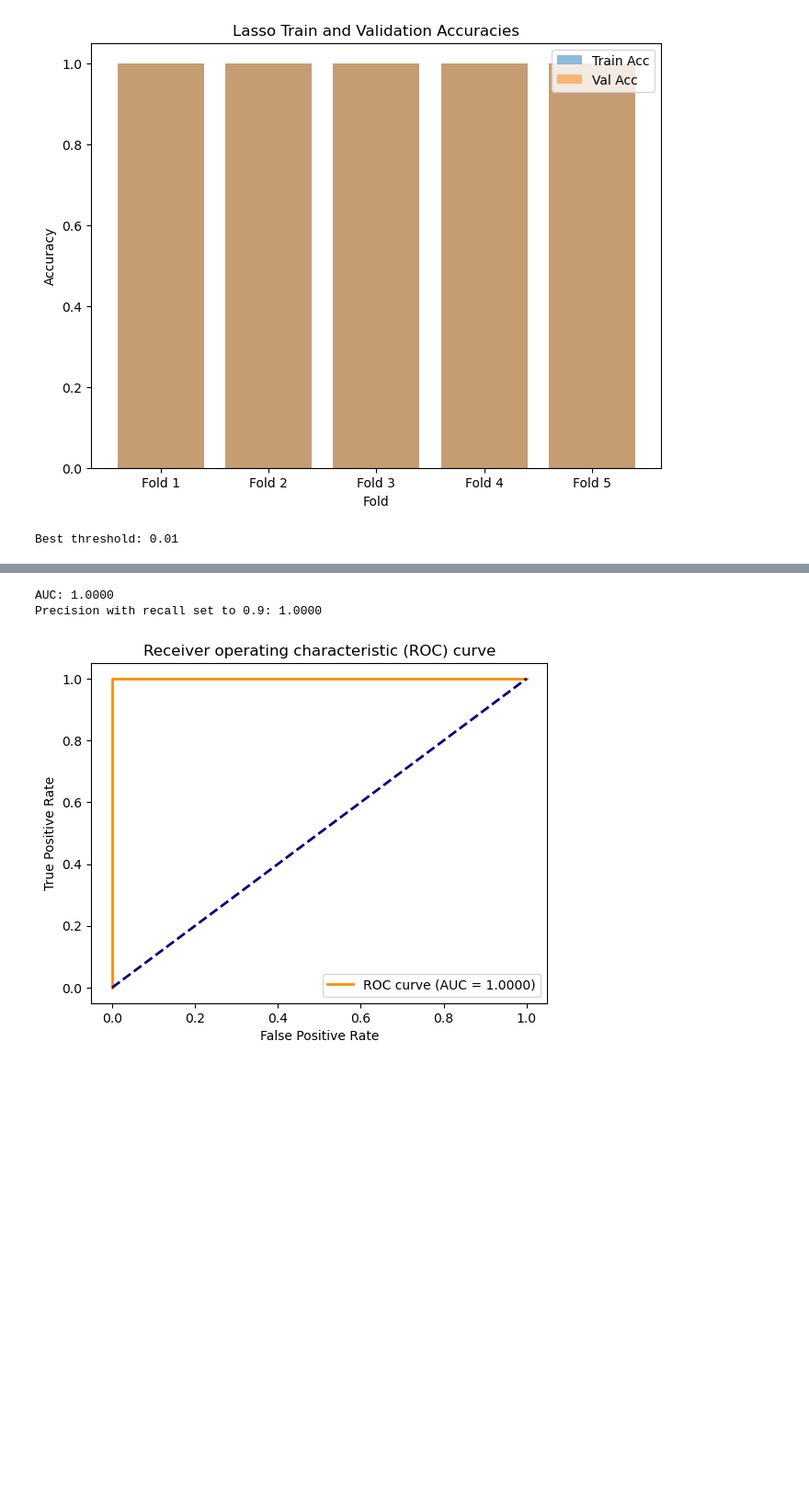
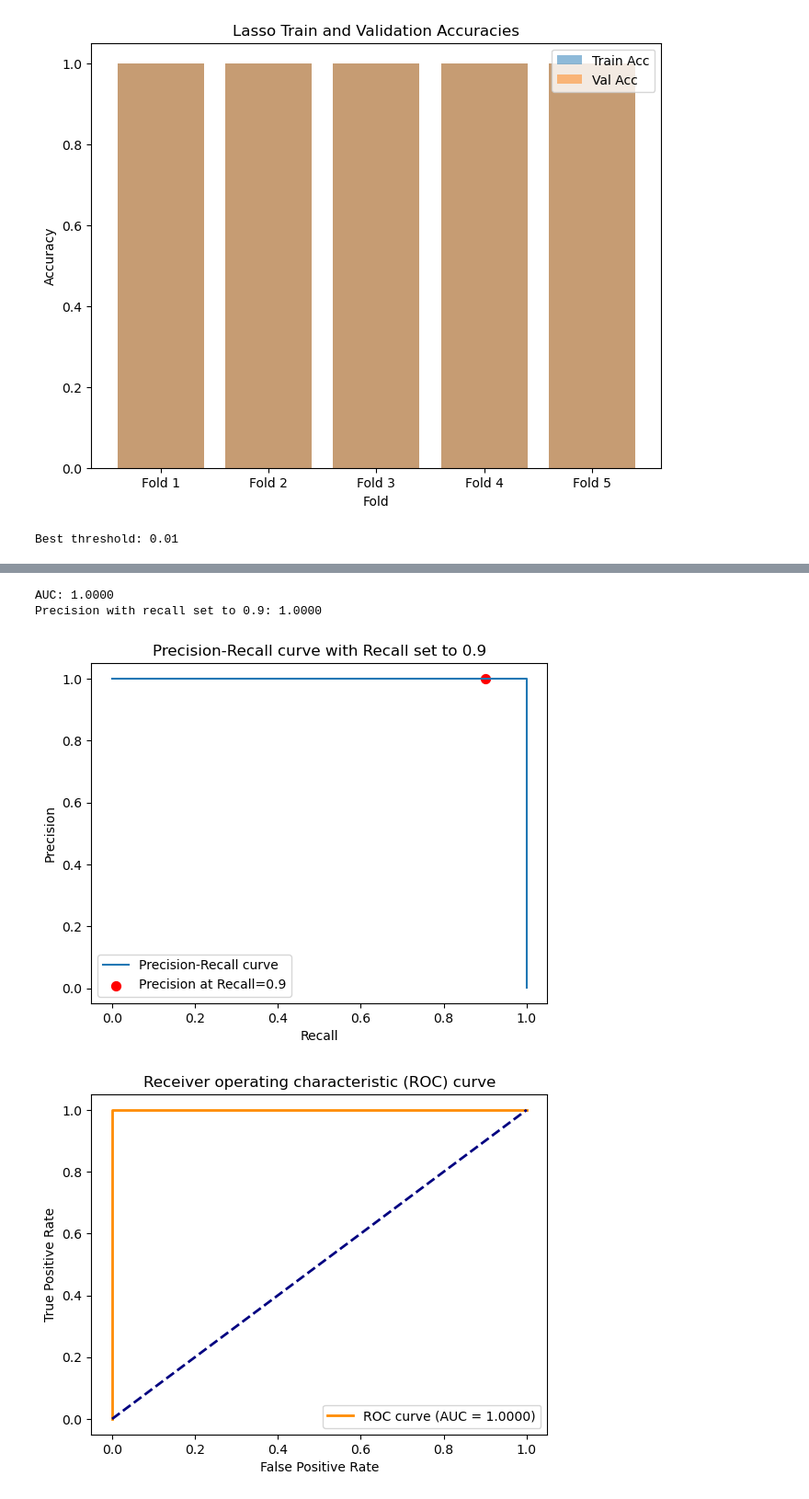
Before and after one commit to sfu-bigdata/orx-surgical, a Jupyter notebook: ml_models.ipynb, the cells around one changed output, grey strips where cells are left out. Shown at 92% size. Saved outputs shown, nothing was run; the diff lists cells and outputs as text; code cells hidden in the pictures; blank space fills up the shorter version.

```diff
--- a/ml_models.ipynb
+++ b/ml_models.ipynb
@@ -155,36 +155,45 @@ plt.title('Confusion Matrix')
 plt.show()
 
 # Compute the AUC
 auc_score = roc_auc_score(y_test, y_test_pred_binary)
 print("AUC: {:.4f}".format(auc_score))
 
 # Compute the precision with recall set to 0.9
 precision, recall, thresholds = precision_recall_curve(y_test, y_test_pred_binary)
-idx = (recall >= 0.9).argmin()
-precision_at_recall_09 = precision[idx]
+precision_at_recall_09 = np.interp(0.9, recall[::-1], precision[::-1])
 print("Precision with recall set to 0.9: {:.4f}".format(precision_at_recall_09))
+
+# Plot the precision-recall curve with recall set to 0.9
+plt.plot(recall, precision, label='Precision-Recall curve')
+plt.scatter(0.9, precision_at_recall_09, s=50, color='red', label='Precision at Recall=0.9')
+plt.xlabel('Recall')
+plt.ylabel('Precision')
+plt.title('Precision-Recall curve with Recall set to 0.9')
+plt.legend()
+plt.show()
 
 # Compute the false positive rate and true positive rate
 fpr, tpr, thresholds = roc_curve(y_test, y_test_pred_binary)
 
 # Compute the area under the curve (AUC)
 roc_auc_curve = auc(fpr, tpr)
 
 # Plot the ROC curve
 plt.figure()
 plt.plot(fpr, tpr, color='darkorange', lw=2, label='ROC curve (AUC = {:.4f})'.format(roc_auc_curve))
 plt.plot([0, 1], [0, 1], color='navy', lw=2, linestyle='--')
 plt.xlabel('False Positive Rate')
 plt.ylabel('True Positive Rate')
 plt.title('Receiver operating characteristic (ROC) curve')
 plt.legend(loc='lower right')
 plt.show()
 # %% [output]
 Best threshold: 0.01
 [figure]
 AUC: 1.0000
 Precision with recall set to 0.9: 1.0000
-[figure, old version]
+[figure, new version]
+[figure, added]
 # %%
 # Split the data into train and validation sets
 x_t, x_val, y_t, y_val = train_test_split(x_train, y_train, test_size=0.2, random_state=42)
```
Also changed, not shown: parts of 3 cells of this notebook, 3 other files.
